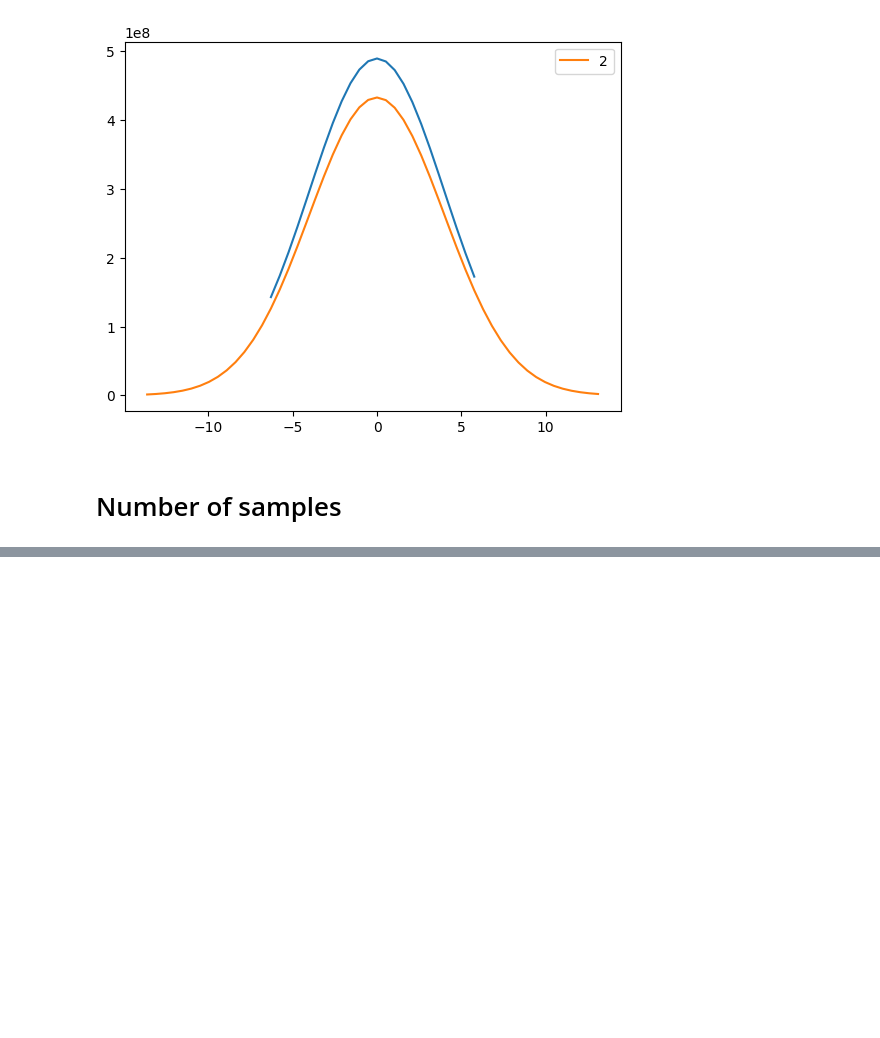
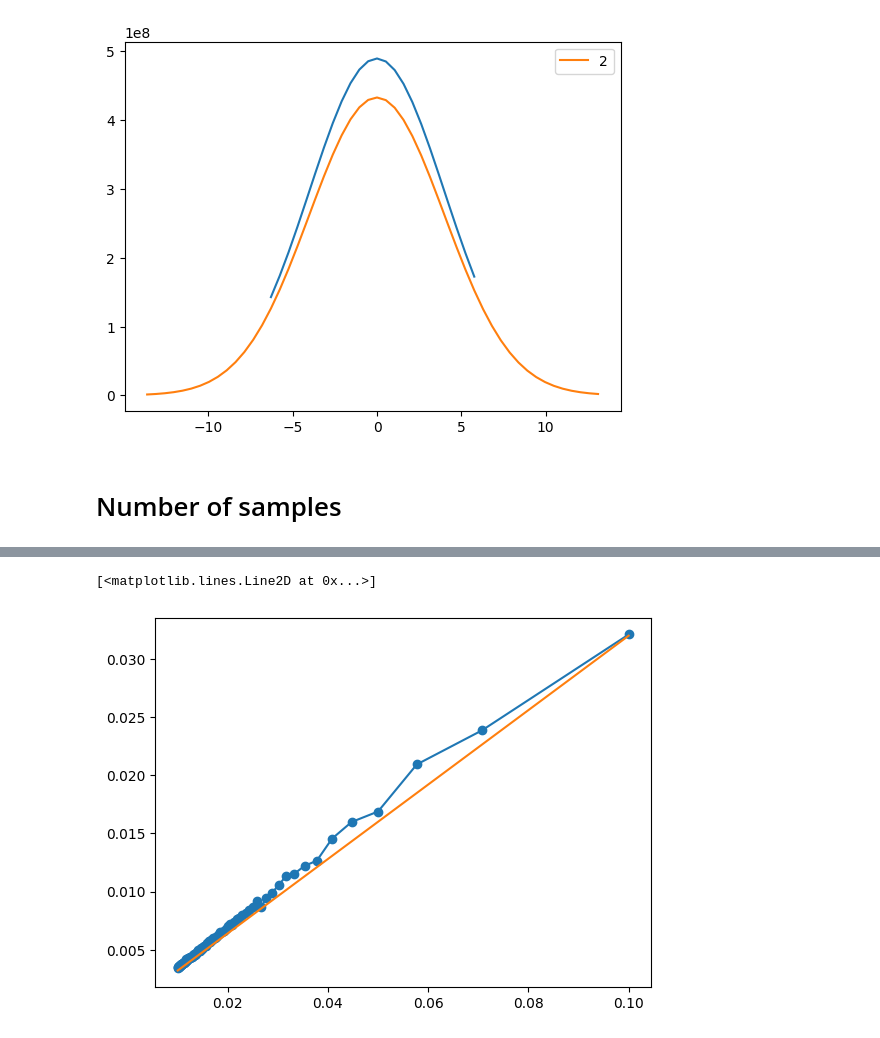
Before and after one commit to ncrubin/mec-sandia, a Jupyter notebook: notebooks/stopping_variance_estimation.ipynb, the cells around one changed output, grey strips where cells are left out. Cells and saved outputs as stored; diff of their text form; code cells hidden in the pictures; blank space fills up the shorter version.

```diff
--- a/notebooks/stopping_variance_estimation.ipynb
+++ b/notebooks/stopping_variance_estimation.ipynb
@@ -1140,0 +1143,6 @@ for density in range(10, 100, 10):
+# %%
+plt.plot(1.0/np.sqrt(num_pts), err, marker="o")
+plt.plot(1.0/np.sqrt(num_pts), 0.08*sigma/np.sqrt(num_pts))
+# %% [output]
+[<matplotlib.lines.Line2D at 0x...>]
+[figure, added]
```
Also changed, not shown: parts of 6 cells of this notebook.
